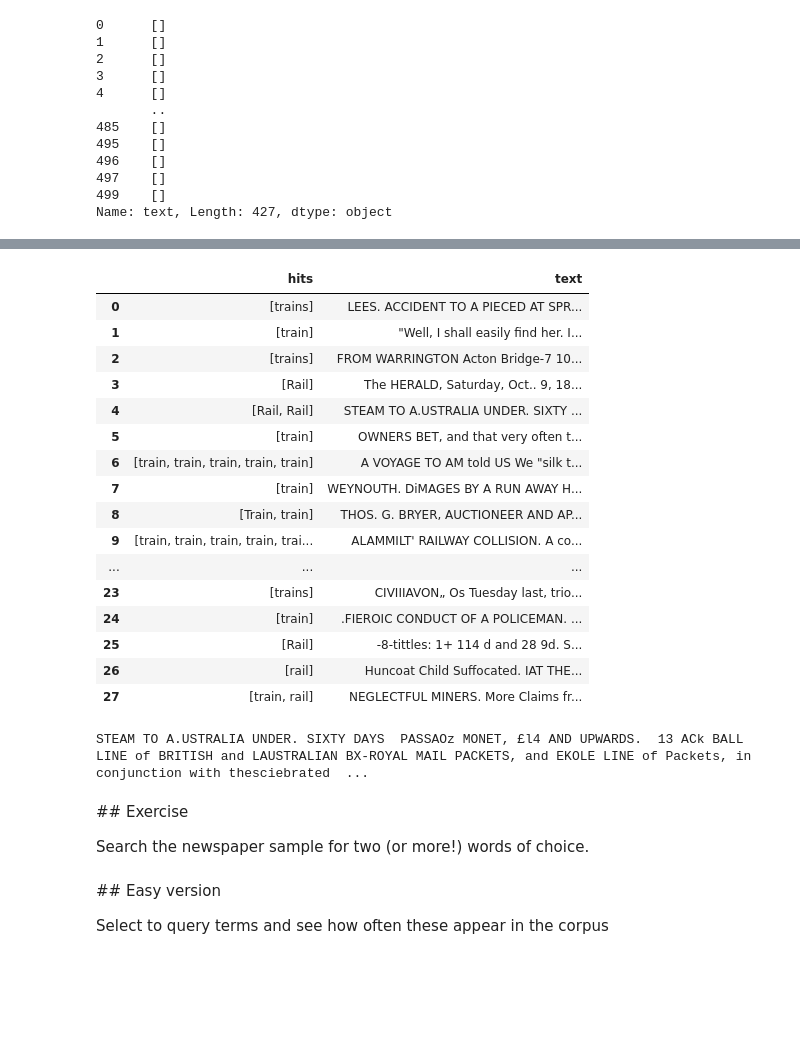
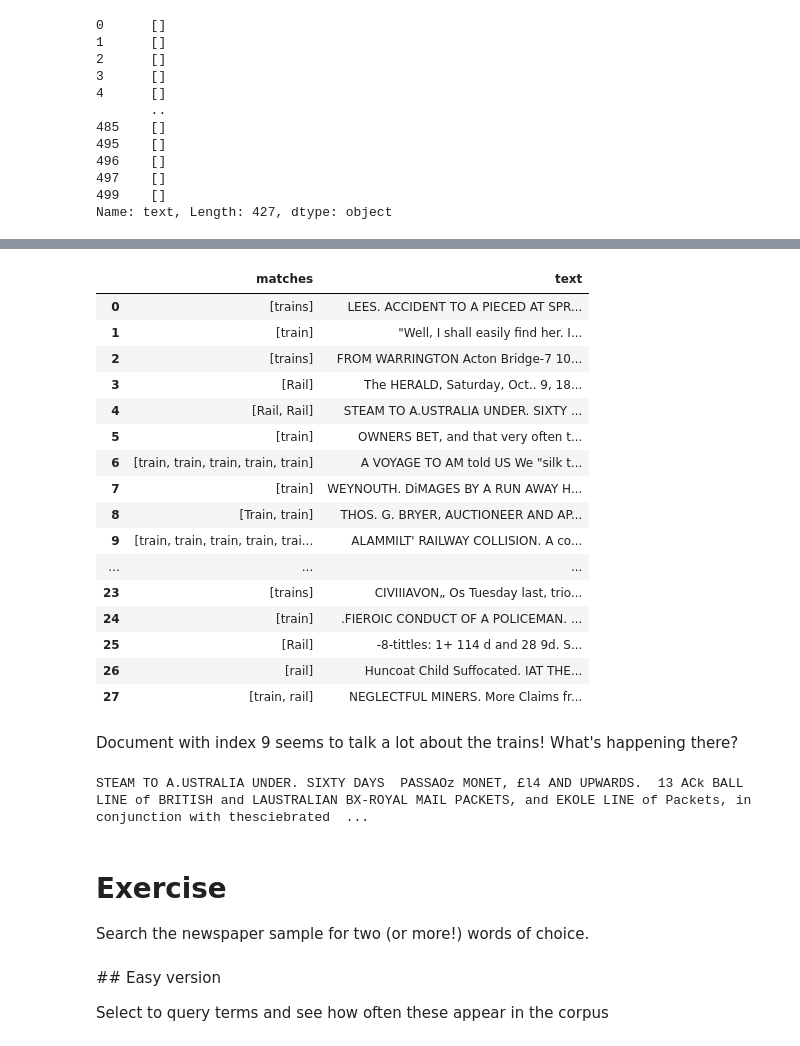
Before and after one commit to kasparvonbeelen/lancaster-newspaper-workshop, a Jupyter notebook: word_counts.ipynb, the cells around one changed output, grey strips where cells are left out. Drawn from its saved outputs; the diff is of its cells as text; code cells hidden in the pictures; blank space fills up the shorter version.

Commit message:
improve documentation

```diff
--- a/word_counts.ipynb
+++ b/word_counts.ipynb
@@ -71,3 +81,3 @@ After saving the results as a new column, we can also keep track of the number o
 # %%
-df['hits'] = df['text'].apply(pattern.findall) # safe the query results in a new column
-df['num_hits'] = df['hits'].apply(len) # count the number of items found
+df['matches'] = df['text'].apply(pattern.findall) # safe the query results in a new column
+df['num_matches'] = df['matches'].apply(len) # count the number of matches found
@@ -93,8 +105,8 @@ We can inspect the result
 # %%
-df_with_hits = df[df.num_hits > 0].reset_index()
-df_with_hits[['hits','text']]
+df_with_matches = df[df.num_matches > 0].reset_index()
+df_with_matches[['matches','text']]
 # %% [output]
-|  | hits | text |
+|  | matches | text |
 | 0 | [trains] | LEES. ACCIDENT TO A PIECED AT SPR... |
 | 1 | [train] | "Well, I shall easily find her. I... |
 | 2 | [trains] | FROM WARRINGTON Acton Bridge-7 10... |
@@ -111,4 +123,6 @@ df_with_hits[['hits','text']]
 | 25 | [Rail] | -8-tittles: 1+ 114 d and 28 9d. S... |
 | 26 | [rail] | Huncoat Child Suffocated. IAT THE... |
 | 27 | [train, rail] | NEGLECTFUL MINERS. More Claims fr... |
+# %% [markdown]
+Document with index 9 seems to talk a lot about the trains! What's happening there?
 # %%
@@ -116,7 +130,7 @@ print(df_with_hits.iloc[4][['hits','text']].text)
 # %% [output]
 STEAM TO A.USTRALIA UNDER. SIXTY DAYS  PASSAOz MONET, £l4 AND UPWARDS.  13 ACk BALL LINE of BRITISH and LAUSTRALIAN BX-ROYAL MAIL PACKETS, and EKOLE LINE of Packets, in conjunction with thesciebrated  ...
 # %% [markdown]
-## Exercise
+# Exercise
 
 Search the newspaper sample for two (or more!) words of choice.
 # %% [markdown]
```
Also changed, not shown: parts of 16 cells of this notebook.
